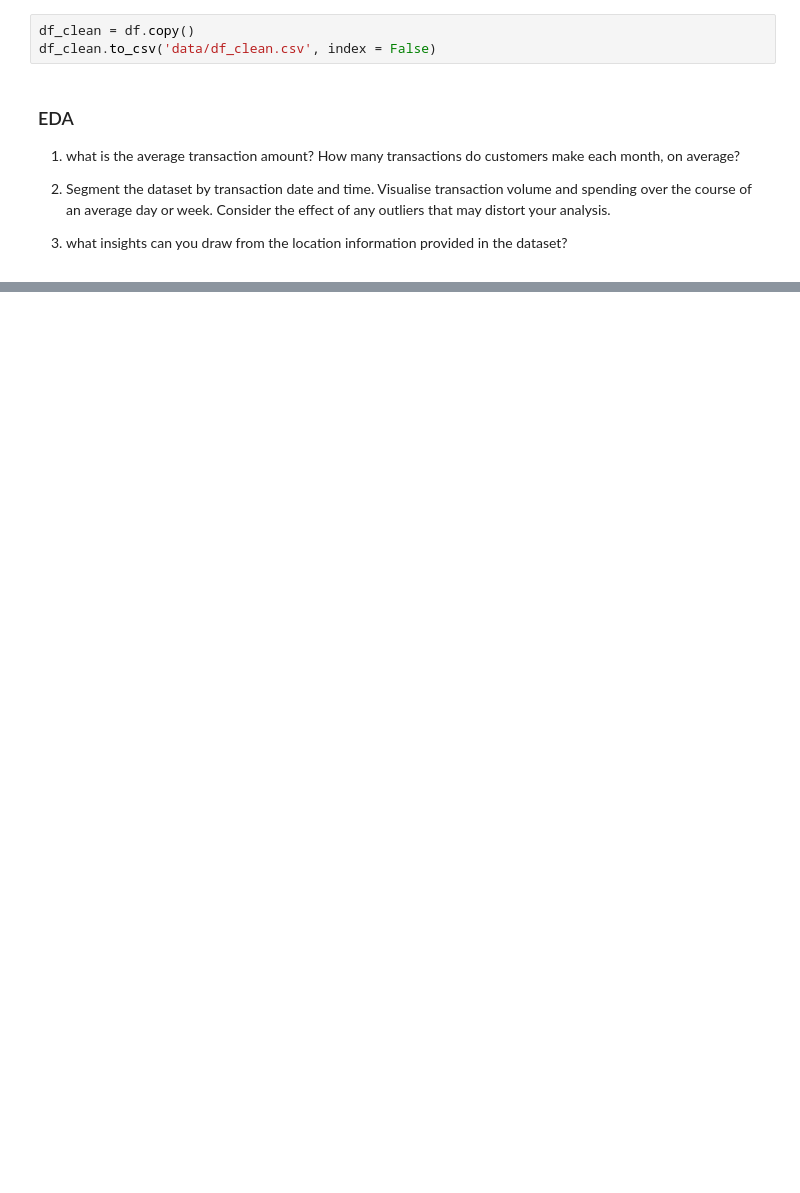
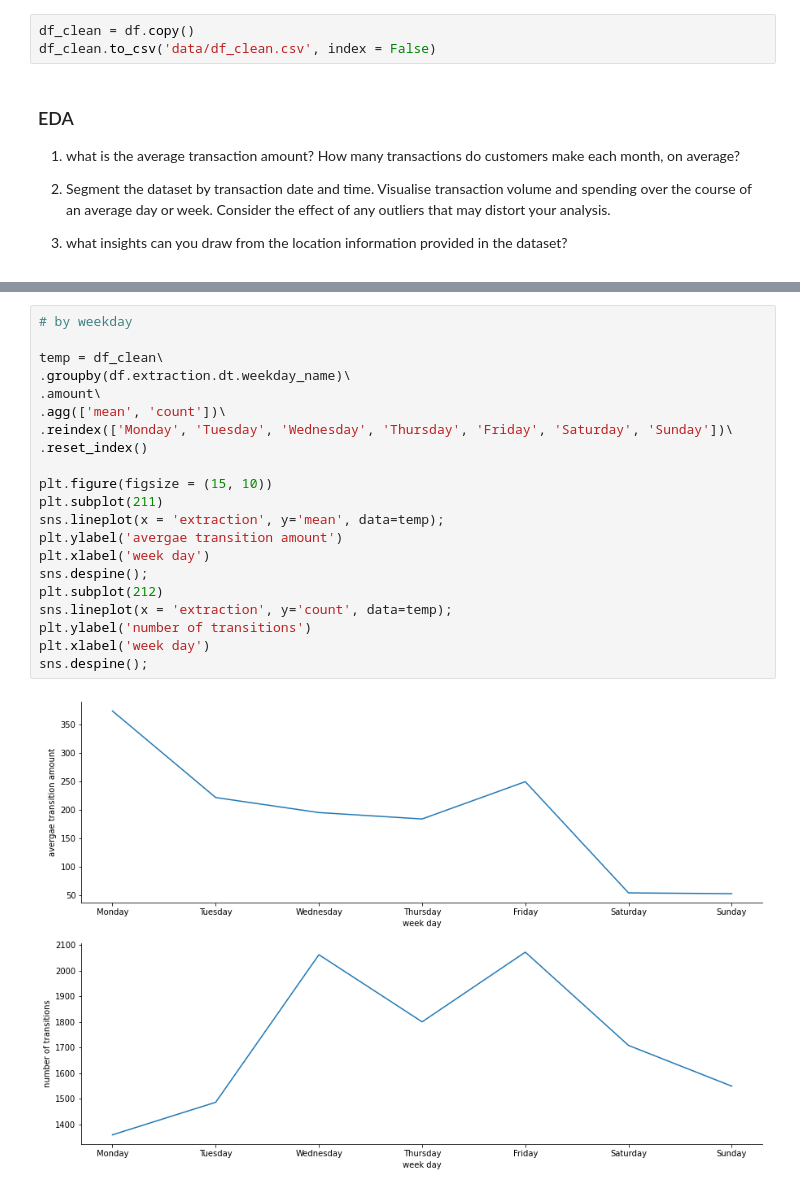
Before and after one commit to Sophie-Cui/ANZ-Data, a Jupyter notebook: ANZ.ipynb, the cells around one changed output, grey strips where cells are left out. Cells and saved outputs as stored; diff of their text form; blank space fills up the shorter version.

```diff
--- a/ANZ.ipynb
+++ b/ANZ.ipynb
@@ -367,0 +363,23 @@ df_clean.to_csv('data/df_clean.csv', index = False)
+# %%
+# by weekday
+
+temp = df_clean\
+.groupby(df.extraction.dt.weekday_name)\
+.amount\
+.agg(['mean', 'count'])\
+.reindex(['Monday', 'Tuesday', 'Wednesday', 'Thursday', 'Friday', 'Saturday', 'Sunday'])\
+.reset_index()
+
+plt.figure(figsize = (15, 10))
+plt.subplot(211)
+sns.lineplot(x = 'extraction', y='mean', data=temp);
+plt.ylabel('avergae transition amount')
+plt.xlabel('week day')
+sns.despine();
+plt.subplot(212)
+sns.lineplot(x = 'extraction', y='count', data=temp);
+plt.ylabel('number of transitions')
+plt.xlabel('week day')
+sns.despine();
+# %% [output]
+[figure, added]
```
Also changed, not shown: parts of 11 cells of this notebook, 3 other files.
